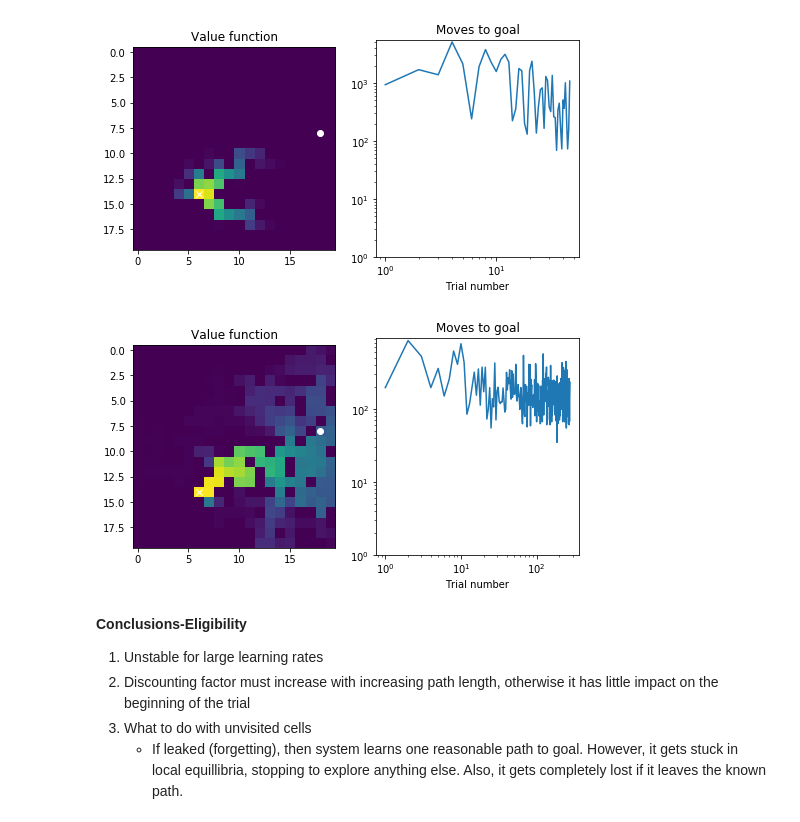
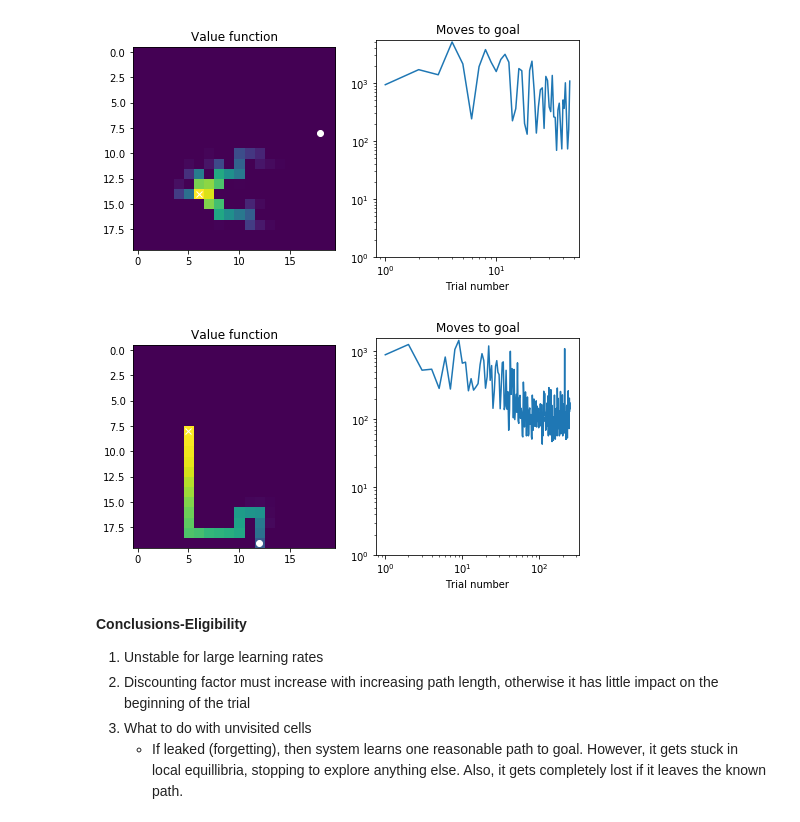
Before and after one commit to aleksejs-fomins/snippets-data-analysis, a Jupyter notebook: machine_learning/ReinforcementLearning/labyrinth-2.ipynb, the cells around one changed output. Drawn from its saved outputs; the diff is of its cells as text; code cells hidden in the pictures.

```diff
--- a/machine_learning/ReinforcementLearning/labyrinth-2.ipynb
+++ b/machine_learning/ReinforcementLearning/labyrinth-2.ipynb
@@ -27,12 +27,12 @@ randLab.plot_result(ax[1], resultTimes)
 [figure]
 # %%
 solver2 = LabyrinthSolverTDEligibility(randLab, alpha=0.1, gammaET=0.99)
-valueMap, resultTimes = solver2.solve(maxMoves=50000)
+valueMap, resultTimes = solver2.solve(maxMoves=50000, updateVisited=False)
 fig, ax = plt.subplots(ncols=2, figsize=(8,4))
 randLab.plot_value(ax[0], valueMap)
 randLab.plot_result(ax[1], resultTimes)
 # %% [output]
-[figure, old version]
+[figure, new version]
 # %% [markdown]
 **Conclusions-Eligibility**
 
```
Also changed, not shown: parts of 1 cell of this notebook, 13 other files.
